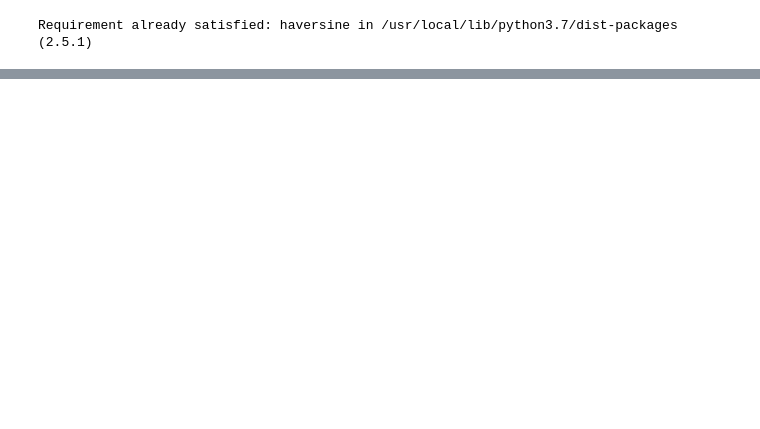
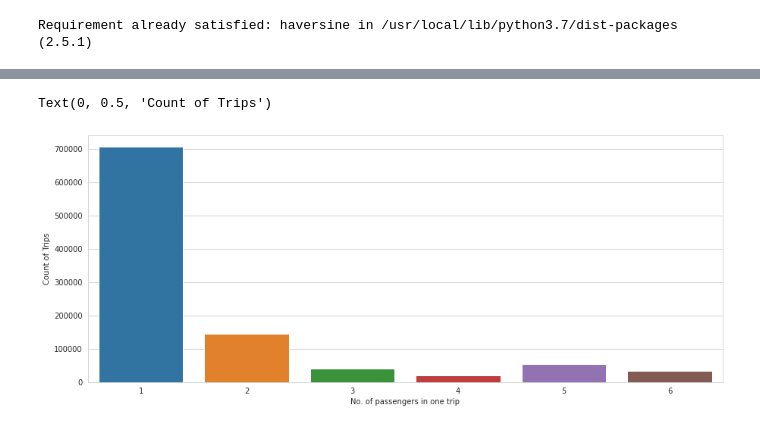
Before and after one commit to amolprabhu/NYC-Taxi-Duration-Prediction, a Jupyter notebook: NYC_Taxi_Capstone_Project.ipynb, the cells around one changed output, grey strips where cells are left out. Saved outputs shown, nothing was run; the diff lists cells and outputs as text; code cells hidden in the pictures; blank space fills up the shorter version.

```diff
--- a/NYC_Taxi_Capstone_Project.ipynb
+++ b/NYC_Taxi_Capstone_Project.ipynb
@@ -170,0 +252,9 @@ def outlier_removal(df, column):
+# %%
+# Different no. of passengers in the trip
+plt.figure(figsize = (15,6))
+sns.countplot(data['passenger_count'])
+plt.xlabel('No. of passengers in one trip')
+plt.ylabel('Count of Trips')
+# %% [output]
+Text(0, 0.5, 'Count of Trips')
+[figure, added]
```
Also changed, not shown: parts of 33 cells of this notebook.
